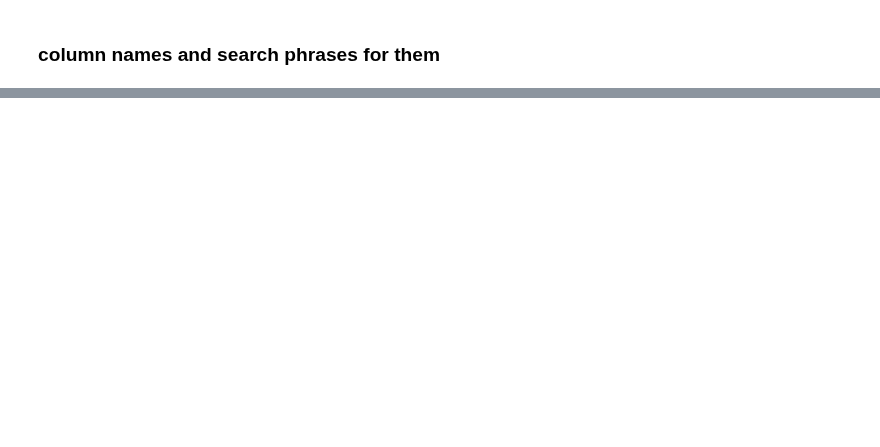
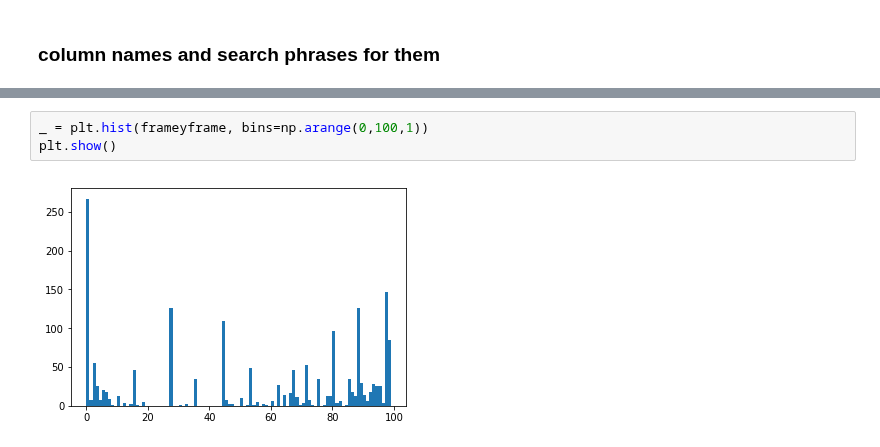
Before and after one commit to ruthpearson/CatHack, a Jupyter notebook: vet_compass/IK_0.3_lab_values.ipynb, the cells around one changed output, grey strips where cells are left out. Drawn from its saved outputs; the diff is of its cells as text; blank space fills up the shorter version.

```diff
--- a/vet_compass/IK_0.3_lab_values.ipynb
+++ b/vet_compass/IK_0.3_lab_values.ipynb
@@ -115,0 +135,5 @@ processing: leu with patter leu
+# %%
+_ = plt.hist(frameyframe, bins=np.arange(0,100,1))
+plt.show()
+# %% [output]
+[figure, added]
```
Also changed, not shown: parts of 15 cells of this notebook.
